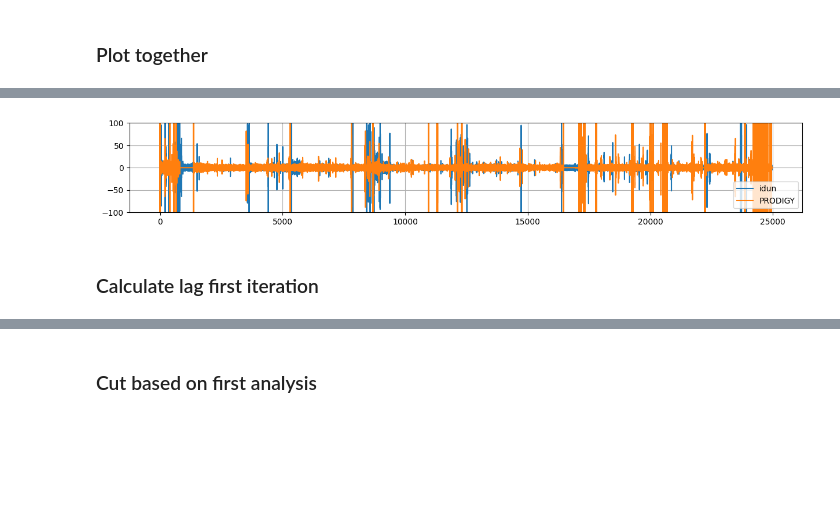
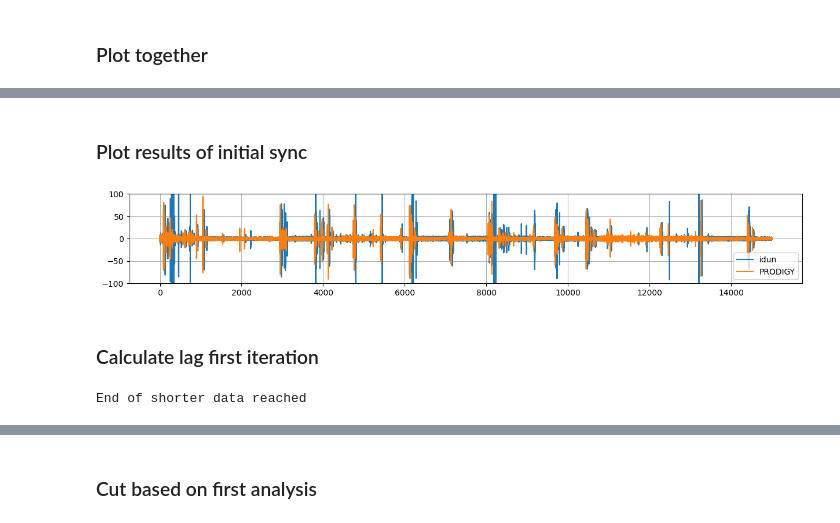
Before and after one commit to iduntech/idn-sync-data, a Jupyter notebook: sync_main.ipynb, the cells around one changed output, grey strips where cells are left out. Cells and saved outputs as stored; diff of their text form; code cells hidden in the pictures; blank space fills up the shorter version.

Commit message:
fixed initial lag calculation and other stuff

```diff
--- a/sync_main.ipynb
+++ b/sync_main.ipynb
@@ -298,27 +264,53 @@ Cutting from the end of the data idun data
+# %% [markdown]
+### Plot results of initial sync
 # %%
 x_start = 0
-range_viz = 25000
+range_viz = 15000
 # create indeces from second limits
 x_start_index = int(x_start * config.BASE_SAMPLE_RATE)
 range_viz_index = int(range_viz * config.BASE_SAMPLE_RATE)
 
 
 plt.figure(figsize=(15, 2))
 plt.plot(
     same_times[x_start_index : x_start_index + range_viz_index],
     idun_clipped_data_manual[x_start_index : x_start_index + range_viz_index],
     label="idun",
 )
 plt.plot(
     same_times[x_start_index : x_start_index + range_viz_index],
     comparison_clipped_data_manual[x_start_index : x_start_index + range_viz_index],
     label=config.DEVICE,
 )
-plt.legend(loc = "lower right")
+plt.legend(loc="lower right")
 plt.ylim(-100, 100)
 plt.grid()
 # %% [output]
-[figure, old version]
+[figure, new version]
 # %% [markdown]
 ### Calculate lag first iteration
+# %%
+# extract only the first 1000 seconds
+comparison_clipped_temp_data = copy.deepcopy(comparison_clipped_data_manual)
+idun_clipped_temp_data = copy.deepcopy(idun_clipped_data_manual)
+
+search_size = config.FIRST_LAG_EPOCH_SIZE
+
+comparison_epochs = epoch_data(comparison_clipped_temp_data, search_size)
+idun_epochs = epoch_data(idun_clipped_temp_data, search_size)
+# extract only the f
+correlation_arr, max_corr_arr, lag_arr = calculate_epochs_lag(
+    comparison_epochs, idun_epochs
+)
+lag_arr_copy = lag_arr[1:].copy()
+
+cleaned_initial_lag = clean_data_from_spikes(
+    lag_arr, config.DISCONTINUITY_THRESHOLD
+)
+# remove np.nan from lag_arr_copy
+lag_arr_copy = np.array(cleaned_initial_lag)
+lag_arr_copy = lag_arr_copy[~np.isnan(lag_arr_copy)]
+lag_initial = int(lag_arr_copy[1])
+# %% [output]
+End of shorter data reached
 # %%
```
Also changed, not shown: parts of 41 cells of this notebook, 2 other files.
